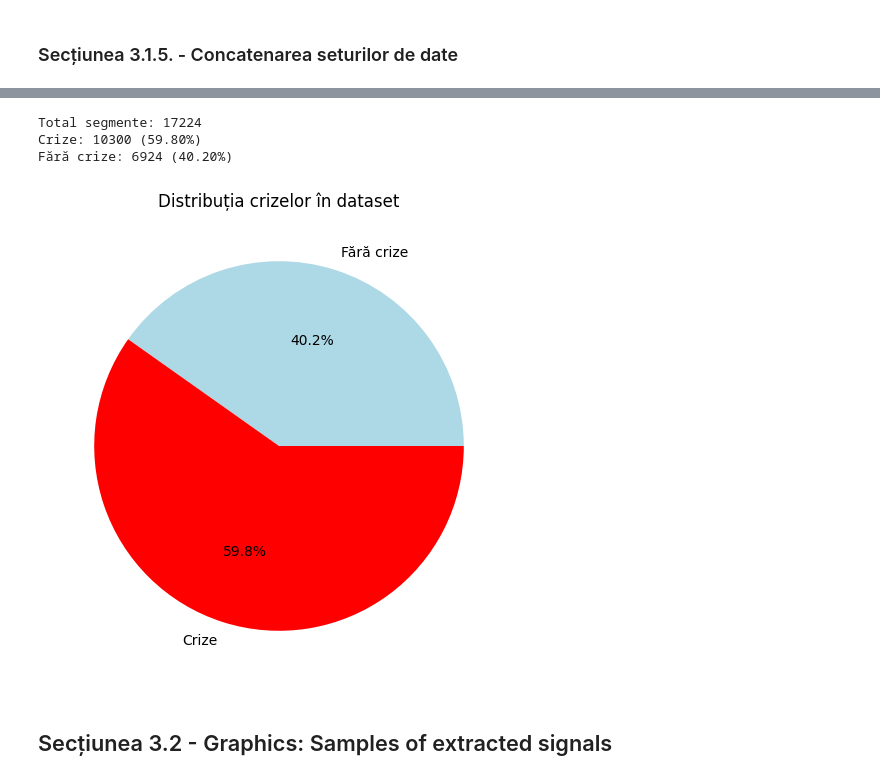
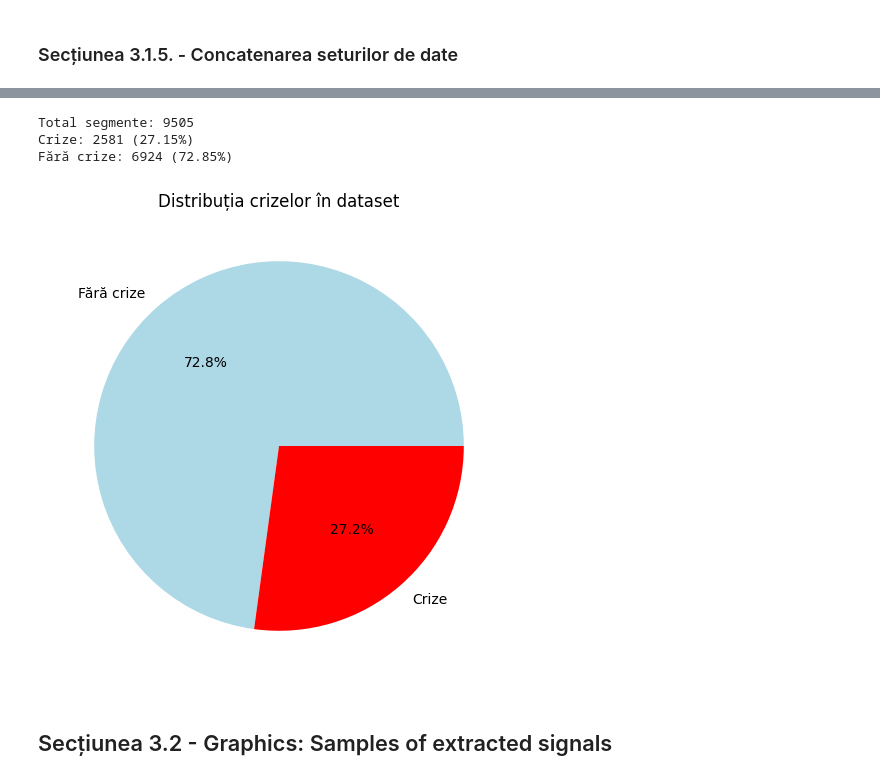
Before and after one commit to DDarriaA/Calculator, a Jupyter notebook: epileptic-seizure-recognition.ipynb, the cells around one changed output, grey strips where cells are left out. Saved outputs shown, nothing was run; the diff lists cells and outputs as text; code cells hidden in the pictures.

Commit message:
Kaggle Notebook | Epileptic seizure recognition | Version 55

```diff
--- a/epileptic-seizure-recognition.ipynb
+++ b/epileptic-seizure-recognition.ipynb
@@ -981,35 +988,35 @@ Dimensiunea dataset-ului final:
 # %%
 import numpy as np
 import matplotlib.pyplot as plt
 
 # Încărcarea etichetelor
-array_is_sz_all = np.load('/kaggle/working/is_sz_filtered.npy')
+array_is_sz_all = np.load('/kaggle/input/eeg-seizure-dedtection-rs2023/is_sz.npy')
 
 # Calculul proporțiilor
 num_sz = np.sum(array_is_sz_all)  # Numărul de segmente cu crize
 num_total = array_is_sz_all.shape[0]  # Numărul total de segmente
 num_non_sz = num_total - num_sz  # Numărul de segmente fără crize
 
 # Afișarea rezultatelor
 print(f"Total segmente: {num_total}")
 print(f"Crize: {num_sz} ({num_sz / num_total:.2%})")
 print(f"Fără crize: {num_non_sz} ({num_non_sz / num_total:.2%})")
 
 #----------------------------------------------------------------------------------
 
 # Crearea unui grafic de distribuție
 labels = ['Fără crize', 'Crize']
 sizes = [num_non_sz, num_sz]
 
 plt.figure(figsize=(6,6))
 plt.pie(sizes, labels=labels, autopct='%1.1f%%', colors=['lightblue', 'red'])
 plt.title('Distribuția crizelor în dataset')
 plt.show()
 # %% [output]
-Total segmente: 17224
-Crize: 10300 (59.80%)
-Fără crize: 6924 (40.20%)
+Total segmente: 9505
+Crize: 2581 (27.15%)
+Fără crize: 6924 (72.85%)
-[figure, old version]
+[figure, new version]
 # %% [markdown]
 ## Secțiunea 3.2 - Graphics: Samples of extracted signals
 # %%
```
Also changed, not shown: parts of 41 cells of this notebook.
